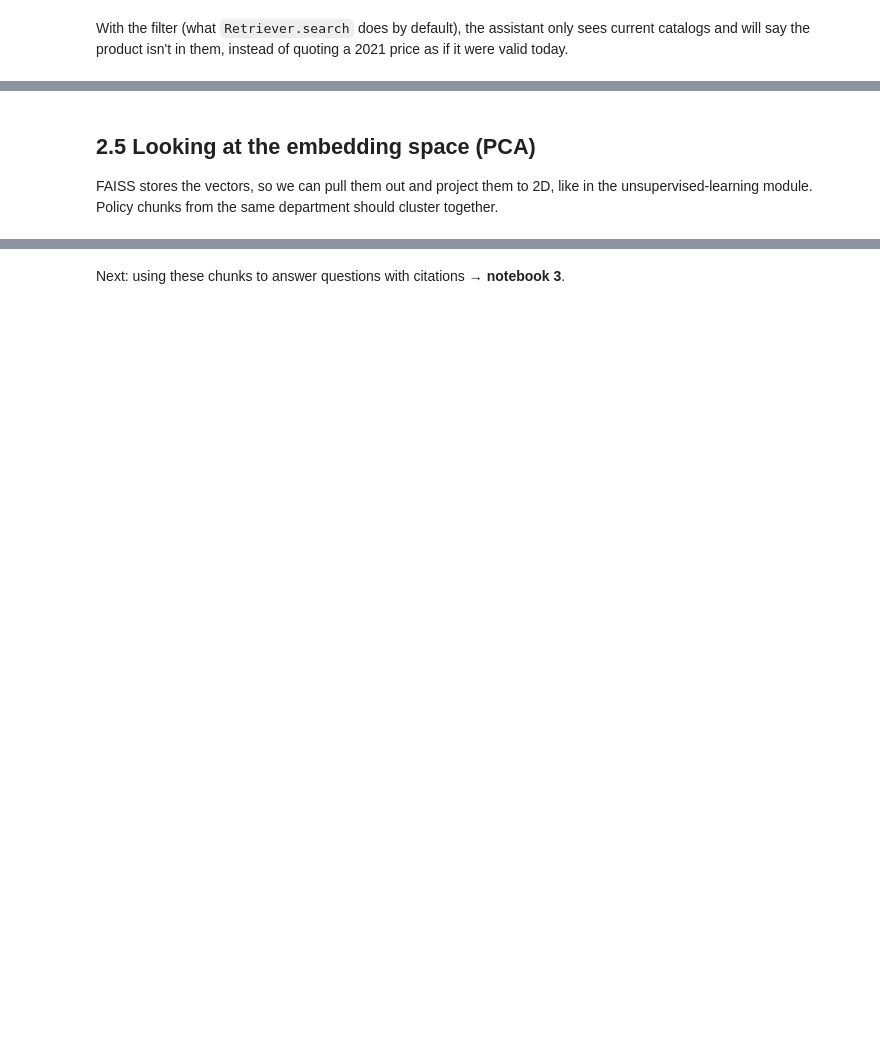
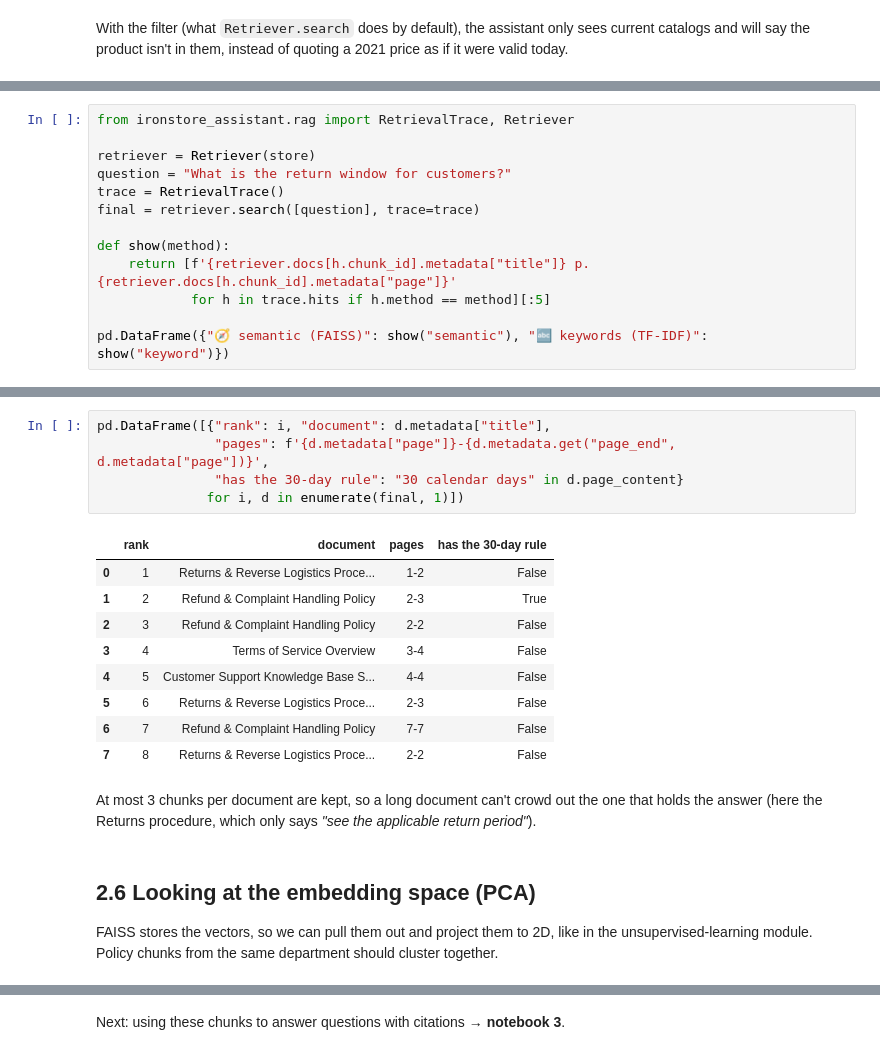
Before and after one commit to roberto-vargas-c/project-brief-enterprise-ai-assistant, a Jupyter notebook: notebooks/02_embeddings_and_vector_search.ipynb, the cells around one changed output, grey strips where cells are left out. Drawn from its saved outputs; the diff is of its cells as text; blank space fills up the shorter version.

```diff
--- a/notebooks/02_embeddings_and_vector_search.ipynb
+++ b/notebooks/02_embeddings_and_vector_search.ipynb
@@ -199,0 +236,13 @@ say the product isn't in them, instead of quoting a 2021 price as if it were val
+# %%
+from ironstore_assistant.rag import RetrievalTrace, Retriever
+
+retriever = Retriever(store)
+question = "What is the return window for customers?"
+trace = RetrievalTrace()
+final = retriever.search([question], trace=trace)
+
+def show(method):
+    return [f'{retriever.docs[h.chunk_id].metadata["title"]} p.{retriever.docs[h.chunk_id].metadata["page"]}'
+            for h in trace.hits if h.method == method][:5]
+
+pd.DataFrame({"🧭 semantic (FAISS)": show("semantic"), "🔤 keywords (TF-IDF)": show("keyword")})
@@ -200,5 +256,23 @@ say the product isn't in them, instead of quoting a 2021 price as if it were val
+# %%
+pd.DataFrame([{"rank": i, "document": d.metadata["title"],
+               "pages": f'{d.metadata["page"]}-{d.metadata.get("page_end", d.metadata["page"])}',
+               "has the 30-day rule": "30 calendar days" in d.page_content}
+              for i, d in enumerate(final, 1)])
+# %% [output]
+|  | rank | document | pages | has the 30-day rule |
+| 0 | 1 | Returns & Reverse Logistics Proce... | 1-2 | False |
+| 1 | 2 | Refund & Complaint Handling Policy | 2-3 | True |
+| 2 | 3 | Refund & Complaint Handling Policy | 2-2 | False |
+| 3 | 4 | Terms of Service Overview | 3-4 | False |
+| 4 | 5 | Customer Support Knowledge Base S... | 4-4 | False |
+| 5 | 6 | Returns & Reverse Logistics Proce... | 2-3 | False |
+| 6 | 7 | Refund & Complaint Handling Policy | 7-7 | False |
+| 7 | 8 | Returns & Reverse Logistics Proce... | 2-2 | False |
+# %% [markdown]
+At most 3 chunks per document are kept, so a long document can't crowd out the one that holds the answer
+(here the Returns procedure, which only says *"see the applicable return period"*).
 # %% [markdown]
-## 2.5 Looking at the embedding space (PCA)
+## 2.6 Looking at the embedding space (PCA)
 
 FAISS stores the vectors, so we can pull them out and project them to 2D, like in the unsupervised-learning
 module. Policy chunks from the same department should cluster together.
```
Also changed, not shown: parts of 15 cells of this notebook, 19 other files.
